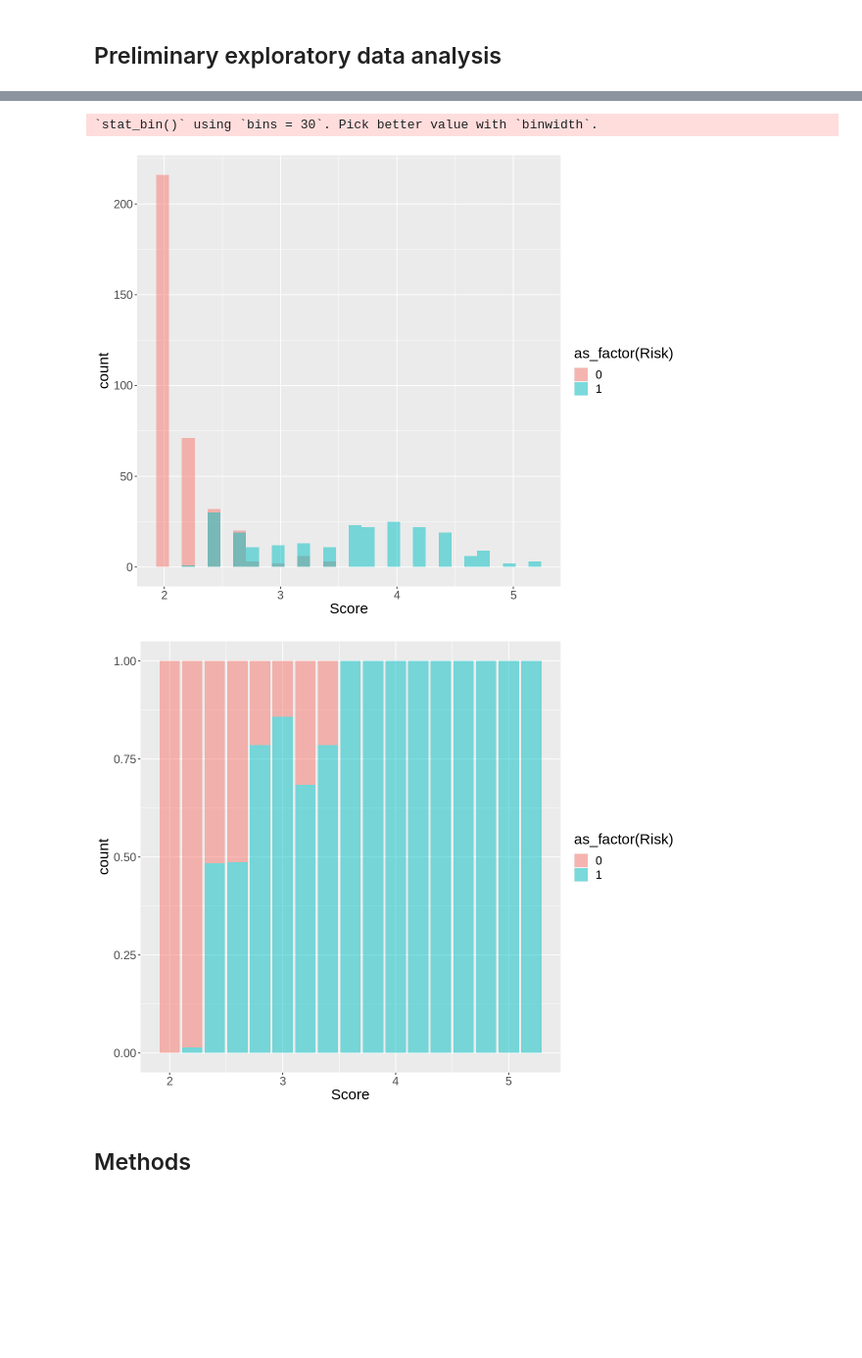
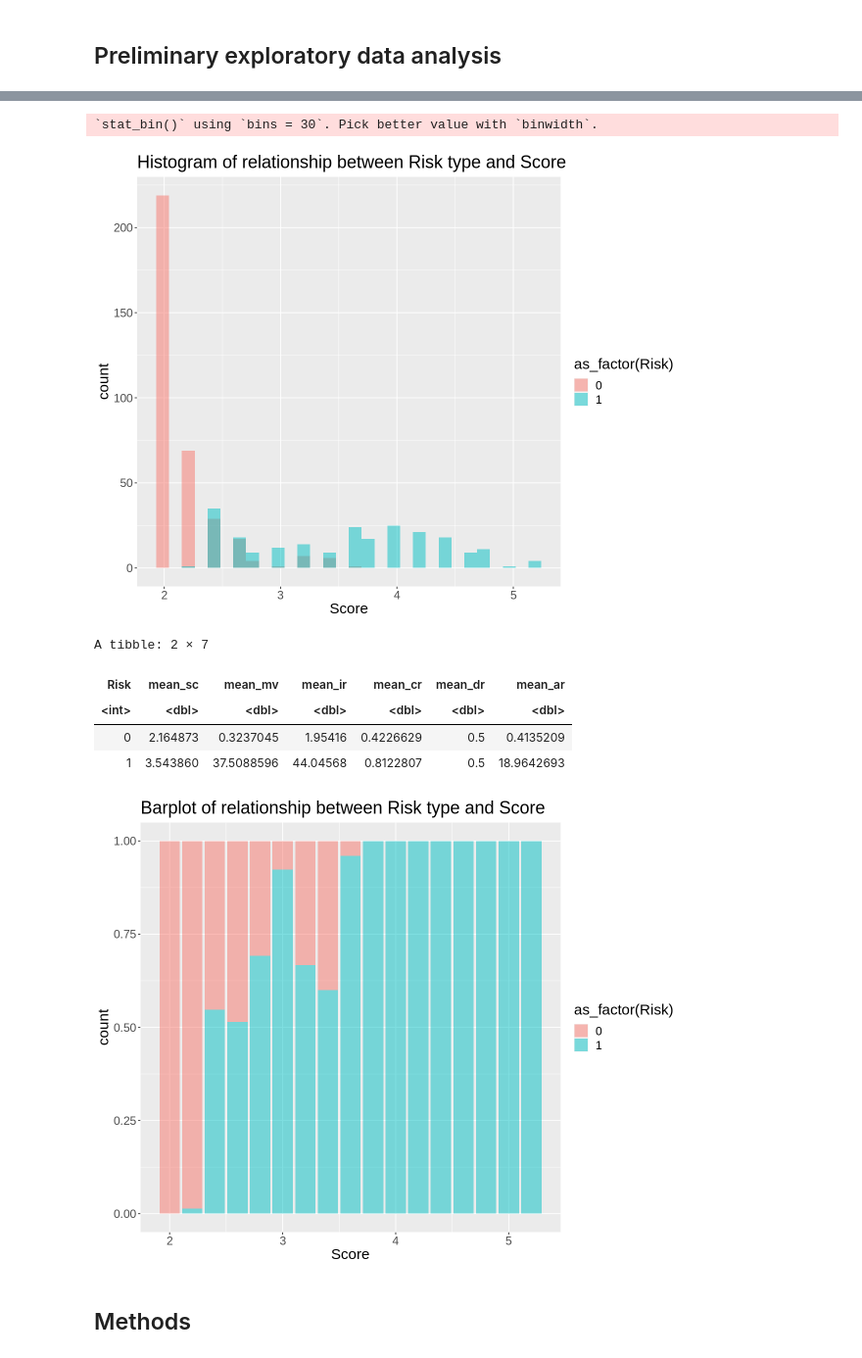
Before and after one commit to RofiaChen555/dsci-100-group-project, a Jupyter notebook: dsci100-proposal.ipynb, the cells around one changed output, grey strips where cells are left out. Shown at 98% size. Saved outputs shown, nothing was run; the diff lists cells and outputs as text; code cells hidden in the pictures; blank space fills up the shorter version.

Commit message:
update
read from web, set seed...

```diff
--- a/dsci100-proposal.ipynb
+++ b/dsci100-proposal.ipynb
@@ -30,7 +31,13 @@ Auditing is a critical process that protects the financial interests of a certai
 # %% [markdown]
 ## Preliminary exploratory data analysis
 # %%
-audit_risk <- read_csv("data/audit_risk.csv")
+
+
+
+
+audit_risk<- read.csv("https://raw.githubusercontent.com/RofiaChen555/dsci-100-group-project/main/data/audit_risk.csv")
+audit_risk
+
 risk_dataset <- select(audit_risk, Score, Money_Value, Inherent_Risk, CONTROL_RISK, Detection_Risk, Audit_Risk, Risk)
 risk_dataset <- tibble::rowid_to_column(risk_dataset, "ID")
 risk_dataset
@@ -85,12 +92,24 @@ summarize(mean(Score))
 #Histogram (Score)
 options(repr.plot.width = 10, repr.plot.height = 8)
 audit_risk_hist <- ggplot(audit_risk_train, aes(x = Score, fill = as_factor(Risk))) +
-                          geom_histogram(alpha = 0.5, position = "identity") + theme(text = element_text(size = 18))
+                          geom_histogram(alpha = 0.5, position = "identity") +
+ggtitle("Histogram of relationship between Risk type and Score") + theme(text = element_text(size = 18))
 audit_risk_hist
 
 
 #Bar plot (Score)
 audit_risk_barplot <- ggplot(audit_risk_train, aes(x = Score, fill = as_factor(Risk))) +
-                          geom_bar(alpha = 0.5, position = "fill") + theme(text = element_text(size = 18))
+                          geom_bar(alpha = 0.5, position = "fill") +
+ggtitle("Barplot of relationship between Risk type and Score") + theme(text = element_text(size = 18))
 audit_risk_barplot
+
+summary <- audit_risk_train |>
+group_by(Risk) |>
+summarize(mean_sc = mean(Score, na.rm = TRUE),
+          mean_mv = mean(Money_Value, na.rm = TRUE),
+mean_ir= mean(Inherent_Risk, na.rm = TRUE),
+          mean_cr = mean(CONTROL_RISK, na.rm = TRUE),
+          mean_dr = mean(Detection_Risk, na.rm = TRUE),
+          mean_ar= mean(Audit_Risk, na.rm = TRUE))
+summary
 # %% [output]
@@ -121,6 +140,11 @@ A tibble: 1 × 1
 `stat_bin()` using `bins = 30`. Pick better value with `binwidth`.
-[figure, old version]
+[figure, new version]
+A tibble: 2 × 7
+| Risk | mean_sc | mean_mv | mean_ir | mean_cr | mean_dr | mean_ar |
+| <int> | <dbl> | <dbl> | <dbl> | <dbl> | <dbl> | <dbl> |
+| 0 | 2.164873 | 0.3237045 | 1.95416 | 0.4226629 | 0.5 | 0.4135209 |
+| 1 | 3.543860 | 37.5088596 | 44.04568 | 0.8122807 | 0.5 | 18.9642693 |
-[figure, old version]
+[figure, new version]
 # %% [markdown]
 ## Methods
 # %% [markdown]
```
Also changed, not shown: parts of 4 cells of this notebook.
